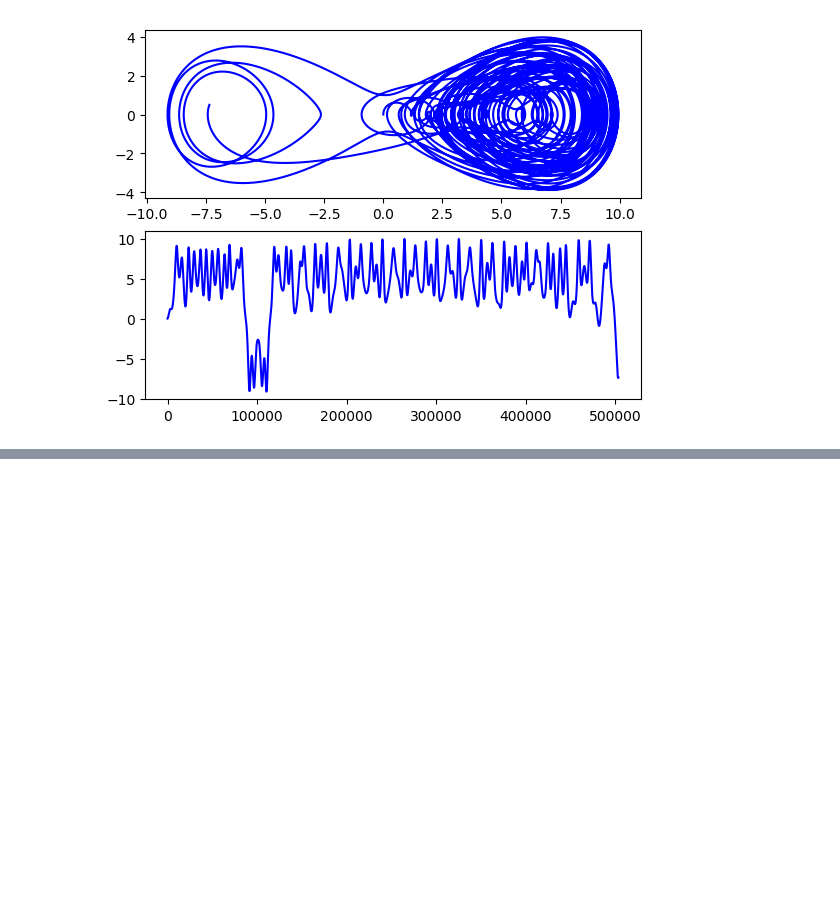
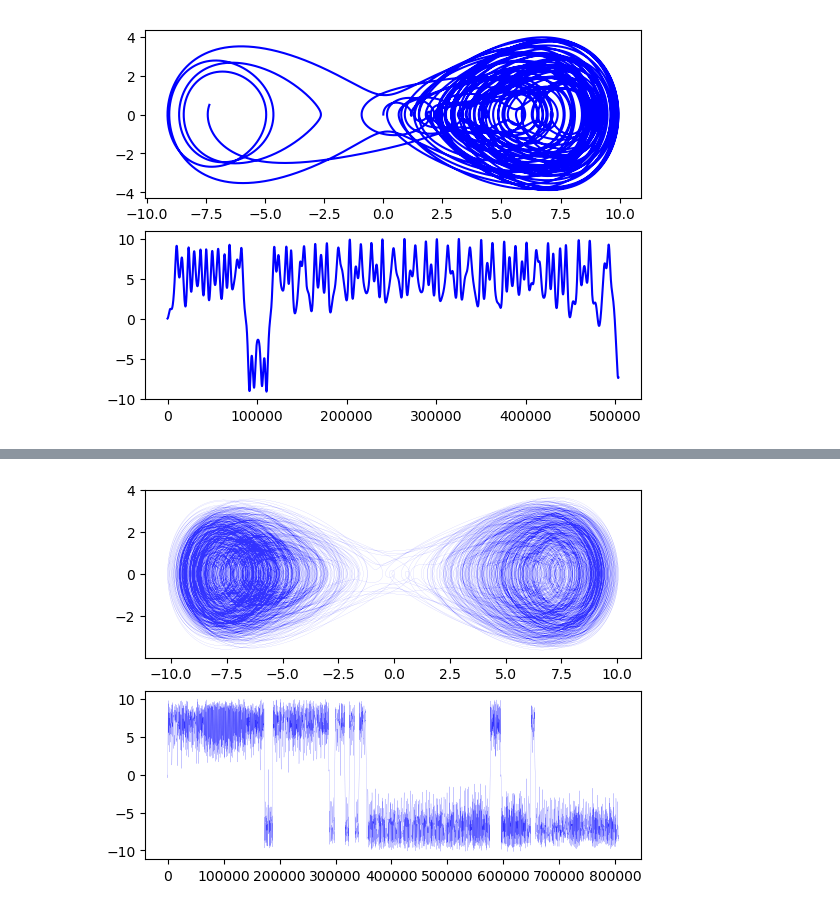
Before and after one commit to spenam/thesis_codes_git, a Jupyter notebook: information.ipynb, the cells around one changed output, grey strips where cells are left out. Saved outputs shown, nothing was run; the diff lists cells and outputs as text; code cells hidden in the pictures; blank space fills up the shorter version.

```diff
--- a/information.ipynb
+++ b/information.ipynb
@@ -1135,0 +1192,8 @@ savefig("tres_osci.png")
+# %%
+subplot(2, 1, 1)
+plot(sol3[5,:],sol3[1,:],color="b",linewidth=0.05,alpha=0.8)
+subplot(2, 1, 2)
+plot(sol3[5,:],color="b",linewidth=0.1,alpha=0.8)
+savefig("tres_osci_mejorintento.png")
+# %% [output]
+[figure, added]
```
Also changed, not shown: parts of 11 cells of this notebook, 8 other files.
